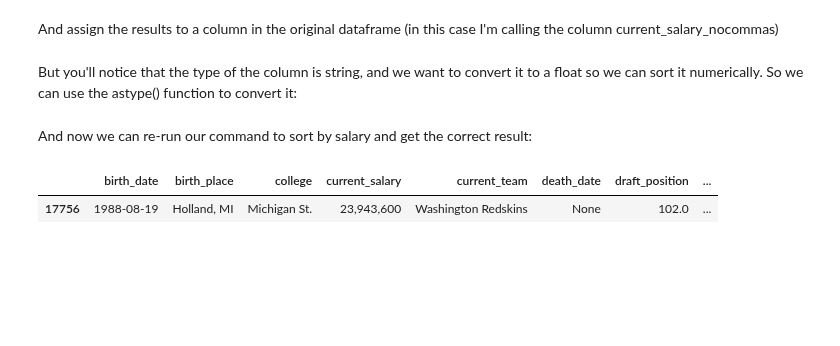
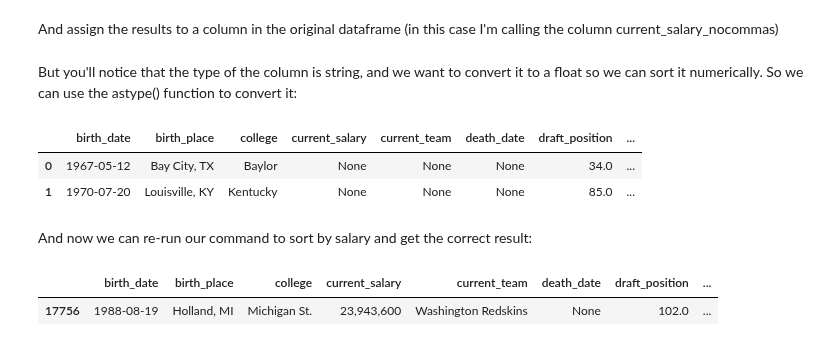
Before and after one commit to anhnguyendepocen/si370, a Jupyter notebook: 370_03_Loading_Data.ipynb, the cells around one changed output. Cells and saved outputs as stored; diff of their text form; code cells hidden in the pictures; blank space fills up the shorter version.

```diff
--- a/370_03_Loading_Data.ipynb
+++ b/370_03_Loading_Data.ipynb
@@ -133,6 +144,12 @@ nfl_football_players['current_salary_nocommas'] = nfl_football_players['current_
 But you'll notice that the type of the column is string, and we want to convert it to a float so we can sort it numerically.  So we can use the astype() function to convert it:
 # %%
 nfl_football_players['current_salary_cleaned'] = nfl_football_players['current_salary_nocommas'].astype(float)
+# %%
+nfl_football_players.head(2)
+# %% [output]
+|  | birth_date | birth_place | college | current_salary | current_team | death_date | draft_position | ... |
+| 0 | 1967-05-12 | Bay City, TX | Baylor | None | None | None | 34.0 | ... |
+| 1 | 1970-07-20 | Louisville, KY | Kentucky | None | None | None | 85.0 | ... |
 # %% [markdown]
 And now we can re-run our command to sort by salary and get the correct result:
 # %%
```
Also changed, not shown: parts of 17 cells of this notebook, 2 other files.
